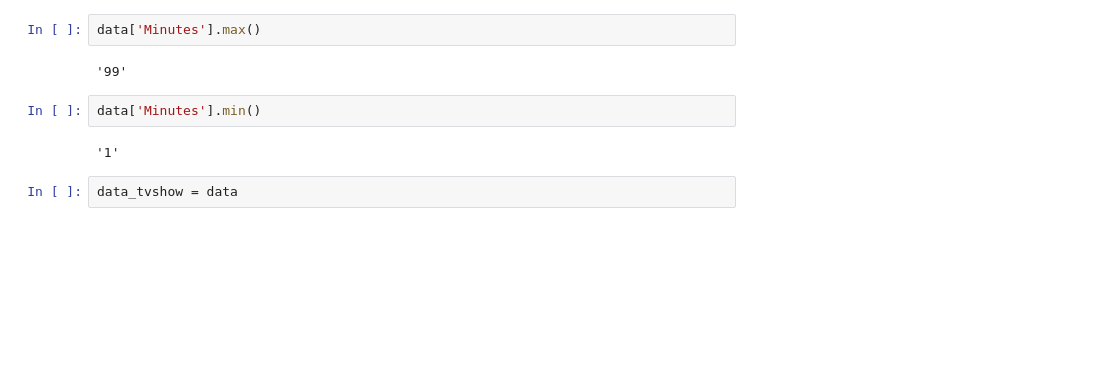
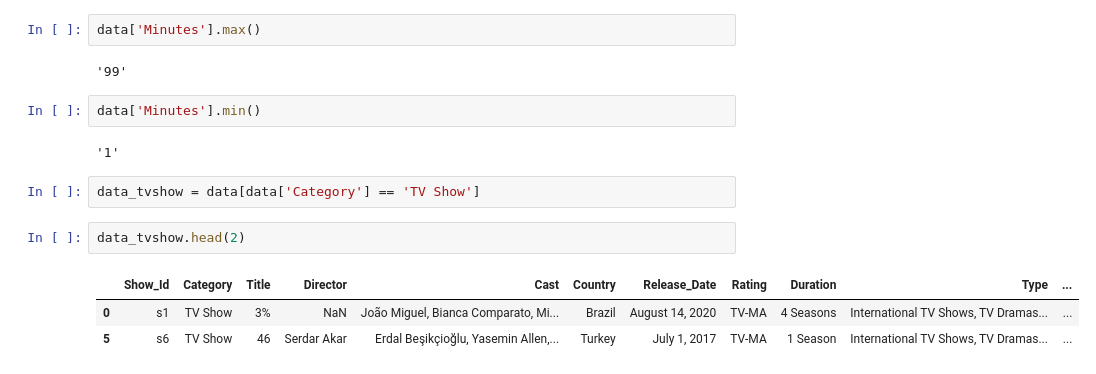
Before and after one commit to Mmddzz3/Netflix-Data-Analytics-Project, a Jupyter notebook: Netflix Analytics Project.ipynb, the cells around one changed output. Drawn from its saved outputs; the diff is of its cells as text; blank space fills up the shorter version.

```diff
--- a/Netflix Analytics Project.ipynb
+++ b/Netflix Analytics Project.ipynb
@@ -550,4 +550,10 @@ data['Minutes'].min()
 # %% [output]
 '1'
 # %%
-data_tvshow = data
+data_tvshow = data[data['Category'] == 'TV Show']
+# %%
+data_tvshow.head(2)
+# %% [output]
+|  | Show_Id | Category | Title | Director | Cast | Country | Release_Date | Rating | Duration | Type | ... |
+| 0 | s1 | TV Show | 3% | NaN | João Miguel, Bianca Comparato, Mi... | Brazil | August 14, 2020 | TV-MA | 4 Seasons | International TV Shows, TV Dramas... | ... |
+| 5 | s6 | TV Show | 46 | Serdar Akar | Erdal Beşikçioğlu, Yasemin Allen,... | Turkey | July 1, 2017 | TV-MA | 1 Season | International TV Shows, TV Dramas... | ... |
```
Also changed, not shown: parts of 2 cells of this notebook.
